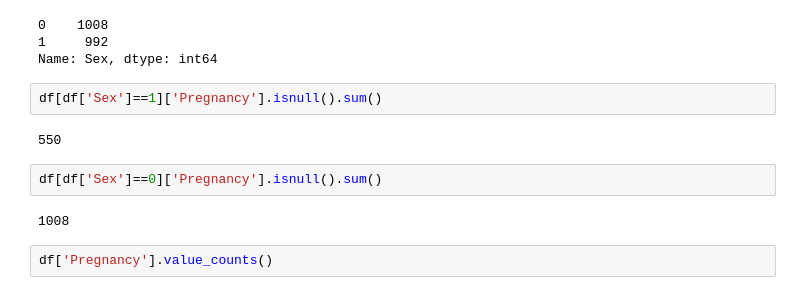
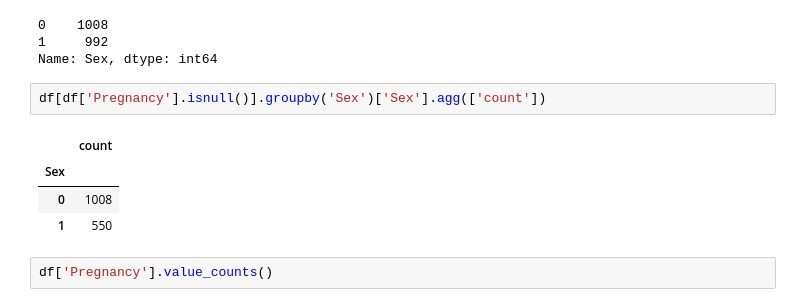
Before and after one commit to varunkr24/Machine-Learning, a Jupyter notebook: Classify_Abnormal_BP.ipynb, the cells around one changed output. Saved outputs shown, nothing was run; the diff lists cells and outputs as text.

```diff
--- a/Classify_Abnormal_BP.ipynb
+++ b/Classify_Abnormal_BP.ipynb
@@ -91,13 +159,12 @@ df['Sex'].value_counts()
 1     992
 Name: Sex, dtype: int64
 # %%
-df[df['Sex']==1]['Pregnancy'].isnull().sum()
+df[df['Pregnancy'].isnull()].groupby('Sex')['Sex'].agg(['count'])
 # %% [output]
-550
+|  | count |
+| Sex |  |
+| 0 | 1008 |
+| 1 | 550 |
-# %%
-df[df['Sex']==0]['Pregnancy'].isnull().sum()
-# %% [output]
-1008
 # %%
 df['Pregnancy'].value_counts()
 # %% [output]
```
Also changed, not shown: parts of 22 cells of this notebook.
